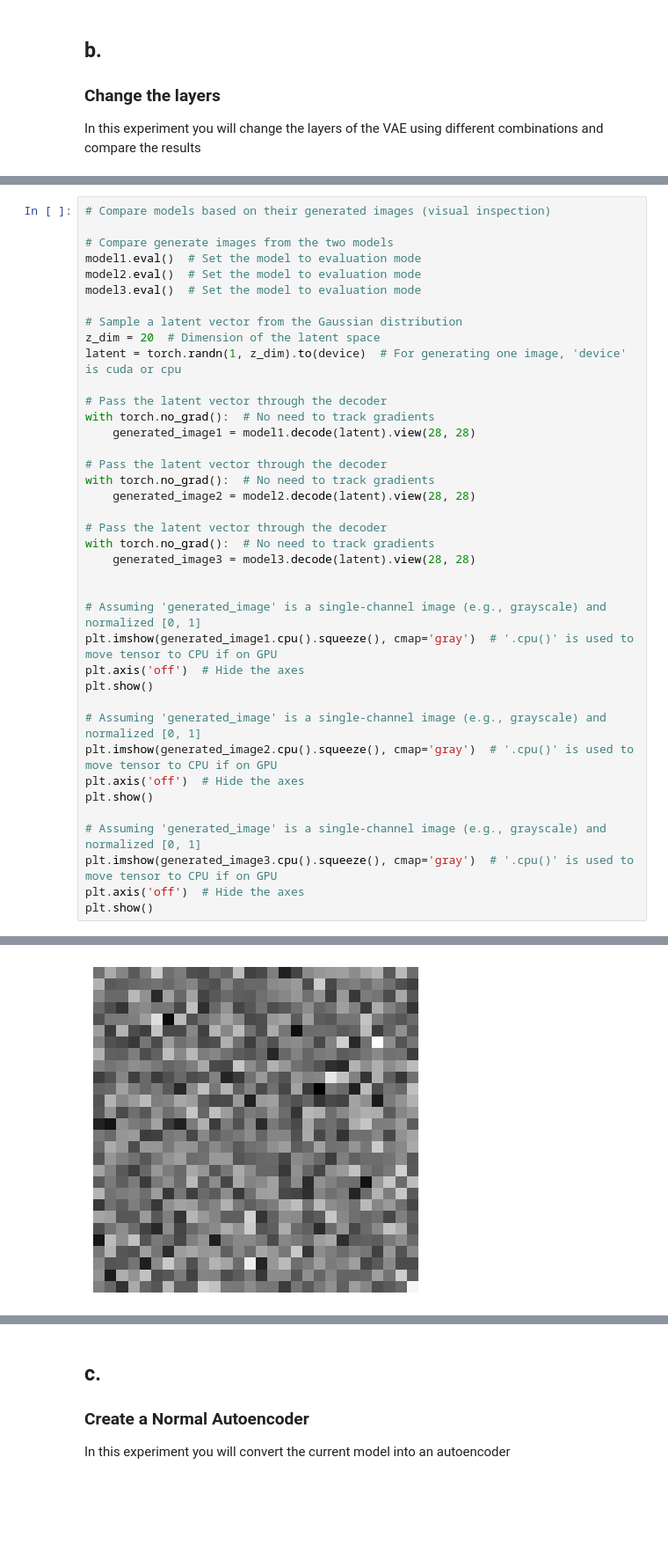
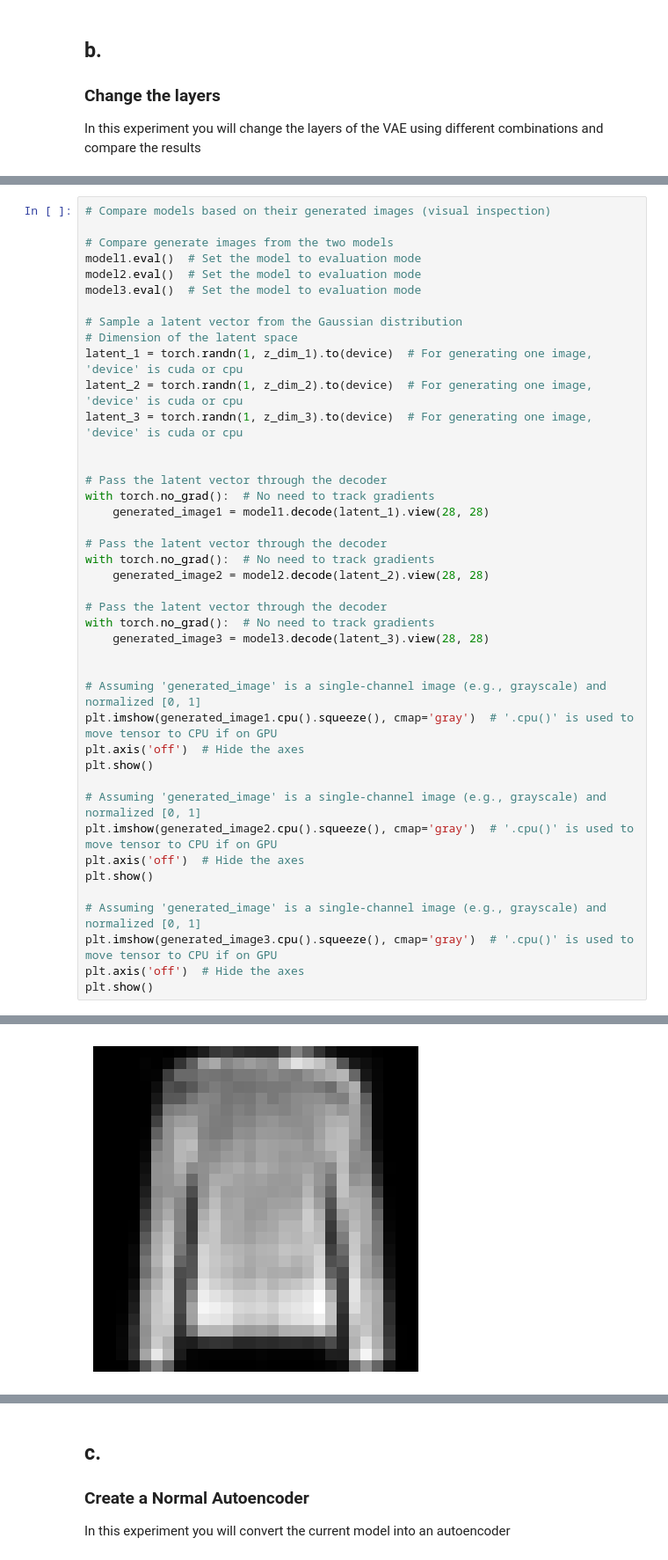
Before and after one commit to tdtrevathan/task4, a Jupyter notebook: IntroductionToDeepLearning.ipynb, the cells around one changed output, grey strips where cells are left out. Shown at 88% size. Drawn from its saved outputs; the diff is of its cells as text; blank space fills up the shorter version.

```diff
--- a/IntroductionToDeepLearning.ipynb
+++ b/IntroductionToDeepLearning.ipynb
@@ -603,20 +623,23 @@ model2.eval()  # Set the model to evaluation mode
 model3.eval()  # Set the model to evaluation mode
 
 # Sample a latent vector from the Gaussian distribution
-z_dim = 20  # Dimension of the latent space
-latent = torch.randn(1, z_dim).to(device)  # For generating one image, 'device' is cuda or cpu
+# Dimension of the latent space
+latent_1 = torch.randn(1, z_dim_1).to(device)  # For generating one image, 'device' is cuda or cpu
+latent_2 = torch.randn(1, z_dim_2).to(device)  # For generating one image, 'device' is cuda or cpu
+latent_3 = torch.randn(1, z_dim_3).to(device)  # For generating one image, 'device' is cuda or cpu
+
 
 # Pass the latent vector through the decoder
 with torch.no_grad():  # No need to track gradients
-    generated_image1 = model1.decode(latent).view(28, 28)
+    generated_image1 = model1.decode(latent_1).view(28, 28)
 
 # Pass the latent vector through the decoder
 with torch.no_grad():  # No need to track gradients
-    generated_image2 = model2.decode(latent).view(28, 28)
+    generated_image2 = model2.decode(latent_2).view(28, 28)
 
 # Pass the latent vector through the decoder
 with torch.no_grad():  # No need to track gradients
-    generated_image3 = model3.decode(latent).view(28, 28)
+    generated_image3 = model3.decode(latent_3).view(28, 28)
 
 
 # Assuming 'generated_image' is a single-channel image (e.g., grayscale) and normalized [0, 1]
@@ -638 +661 @@ plt.show()
-[figure, old version]
+[figure, new version]
```
Also changed, not shown: parts of 19 cells of this notebook.
